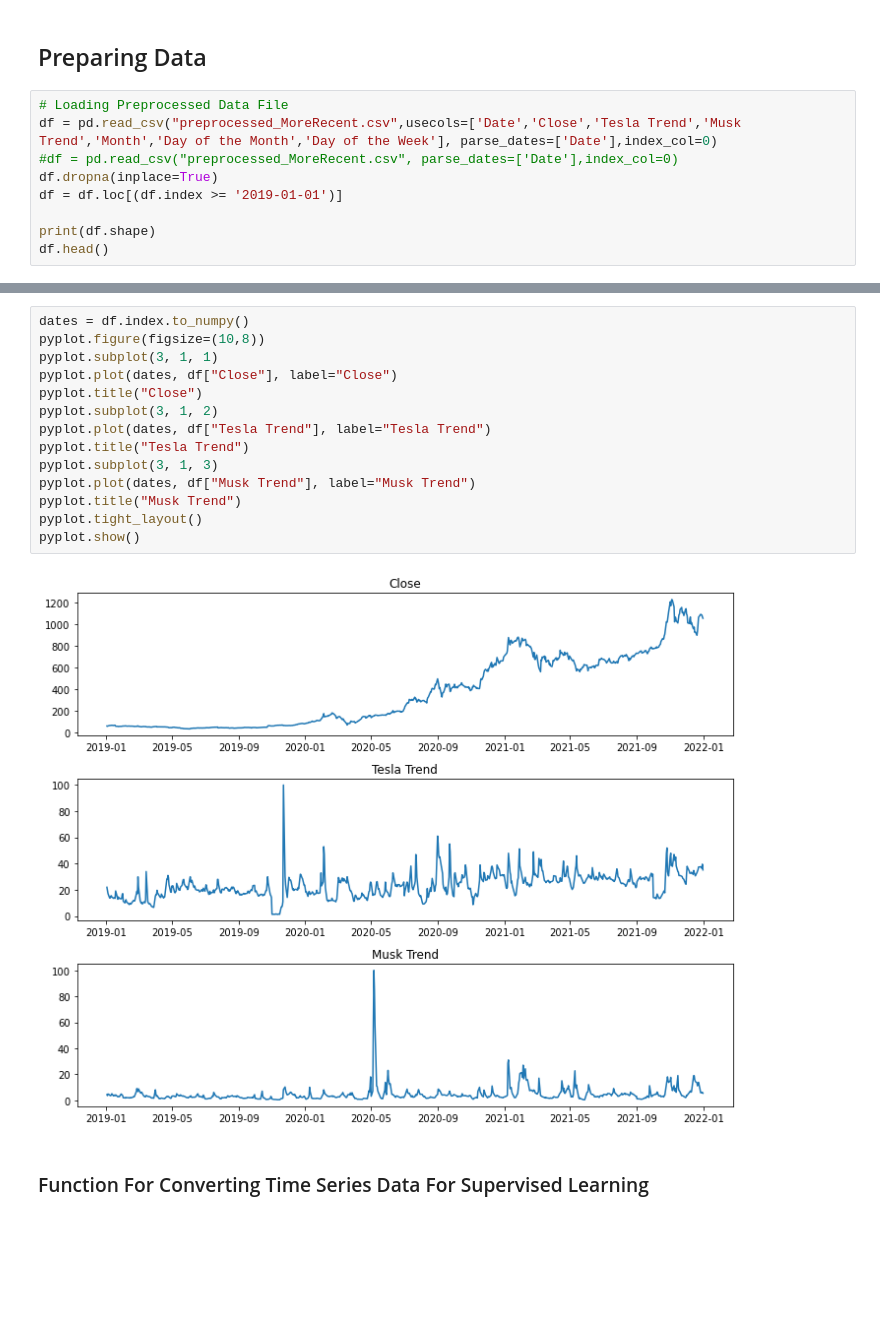
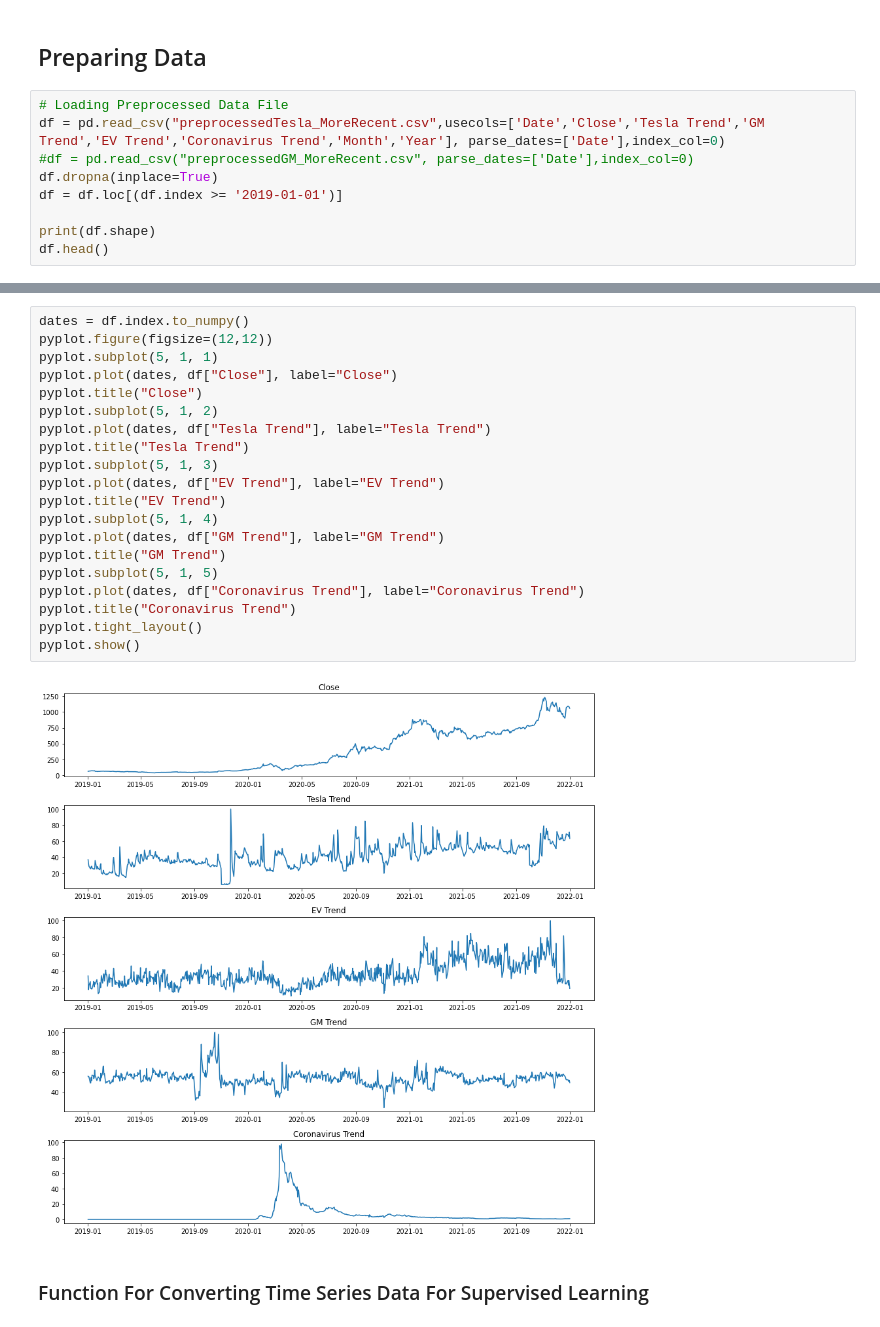
Before and after one commit to TLChilton/Senior_Capstone, a Jupyter notebook: Thomas/LSTMTestBed.ipynb, the cells around one changed output, grey strips where cells are left out. Saved outputs shown, nothing was run; the diff lists cells and outputs as text; blank space fills up the shorter version.

Commit message:
Experiment with more Google Trends data, slightly improved results

```diff
--- a/Thomas/LSTMTestBed.ipynb
+++ b/Thomas/LSTMTestBed.ipynb
@@ -48,8 +49,8 @@ from statistics import mean
 ## Preparing Data
 # %%
 # Loading Preprocessed Data File
-df = pd.read_csv("preprocessed_MoreRecent.csv",usecols=['Date','Close','Tesla Trend','Musk Trend','Month','Day of the Month','Day of the Week'], parse_dates=['Date'],index_col=0)
-#df = pd.read_csv("preprocessed_MoreRecent.csv", parse_dates=['Date'],index_col=0)
+df = pd.read_csv("preprocessedTesla_MoreRecent.csv",usecols=['Date','Close','Tesla Trend','GM Trend','EV Trend','Coronavirus Trend','Month','Year'], parse_dates=['Date'],index_col=0)
+#df = pd.read_csv("preprocessedGM_MoreRecent.csv", parse_dates=['Date'],index_col=0)
 df.dropna(inplace=True)
 df = df.loc[(df.index >= '2019-01-01')]
 
@@ -67,19 +68,25 @@ df.head()
 # %%
 dates = df.index.to_numpy()
-pyplot.figure(figsize=(10,8))
-pyplot.subplot(3, 1, 1)
+pyplot.figure(figsize=(12,12))
+pyplot.subplot(5, 1, 1)
 pyplot.plot(dates, df["Close"], label="Close")
 pyplot.title("Close")
-pyplot.subplot(3, 1, 2)
+pyplot.subplot(5, 1, 2)
 pyplot.plot(dates, df["Tesla Trend"], label="Tesla Trend")
 pyplot.title("Tesla Trend")
-pyplot.subplot(3, 1, 3)
-pyplot.plot(dates, df["Musk Trend"], label="Musk Trend")
-pyplot.title("Musk Trend")
+pyplot.subplot(5, 1, 3)
+pyplot.plot(dates, df["EV Trend"], label="EV Trend")
+pyplot.title("EV Trend")
+pyplot.subplot(5, 1, 4)
+pyplot.plot(dates, df["GM Trend"], label="GM Trend")
+pyplot.title("GM Trend")
+pyplot.subplot(5, 1, 5)
+pyplot.plot(dates, df["Coronavirus Trend"], label="Coronavirus Trend")
+pyplot.title("Coronavirus Trend")
 pyplot.tight_layout()
 pyplot.show()
 # %% [output]
-[figure, old version]
+[figure, new version]
 # %% [markdown]
 ### Function For Converting Time Series Data For Supervised Learning
 # %%
```
Also changed, not shown: parts of 11 cells of this notebook, 4 other files.
